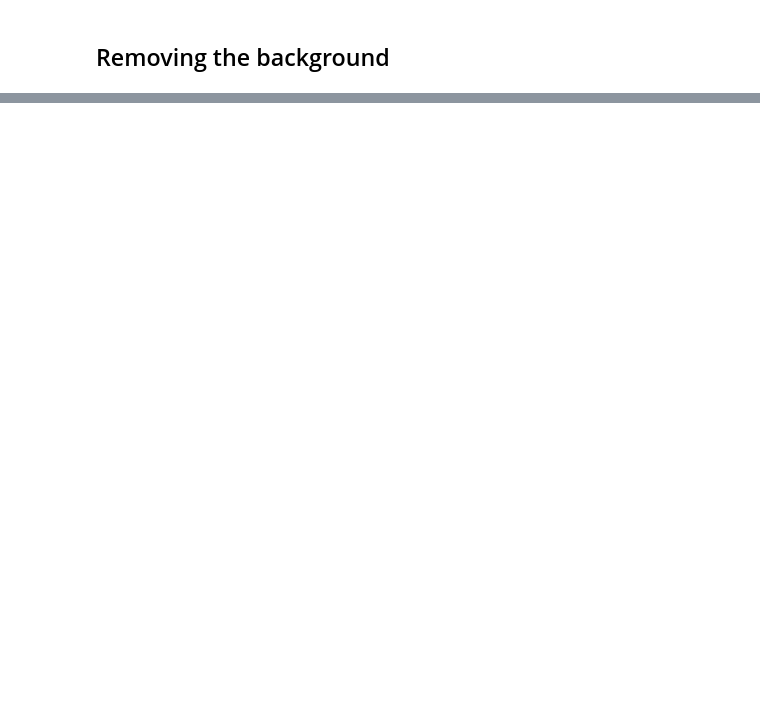
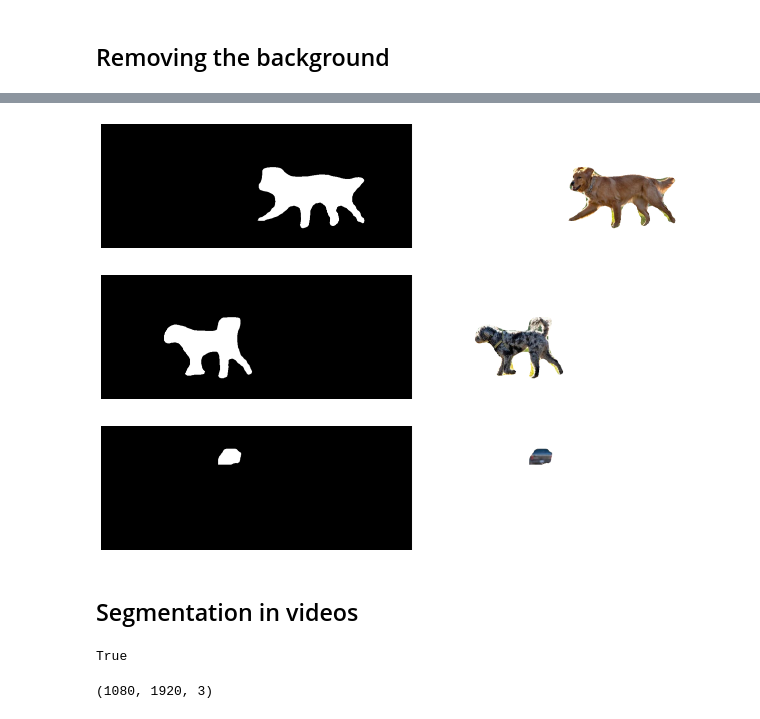
Before and after one commit to ArianFotouhi/VisionSegmentation, a Jupyter notebook: segmentation.ipynb, the cells around one changed output, grey strips where cells are left out. Drawn from its saved outputs; the diff is of its cells as text; code cells hidden in the pictures; blank space fills up the shorter version.

```diff
--- a/segmentation.ipynb
+++ b/segmentation.ipynb
@@ -270,0 +203,19 @@ r['rois'], len(r['rois'])
+# %%
+for index in range(len(r['rois'])):
+  show_segment(image, r, index, True)
+# %% [output]
+[figure, added]
+[figure, added]
+[figure, added]
+# %% [markdown]
+## Segmentation in videos
+# %%
+capture = cv2.VideoCapture('/content/vid.mp4')
+connected, frame = capture.read()
+connected
+# %% [output]
+True
+# %%
+frame.shape
+# %% [output]
+(1080, 1920, 3)
```
Also changed, not shown: parts of 30 cells of this notebook.
